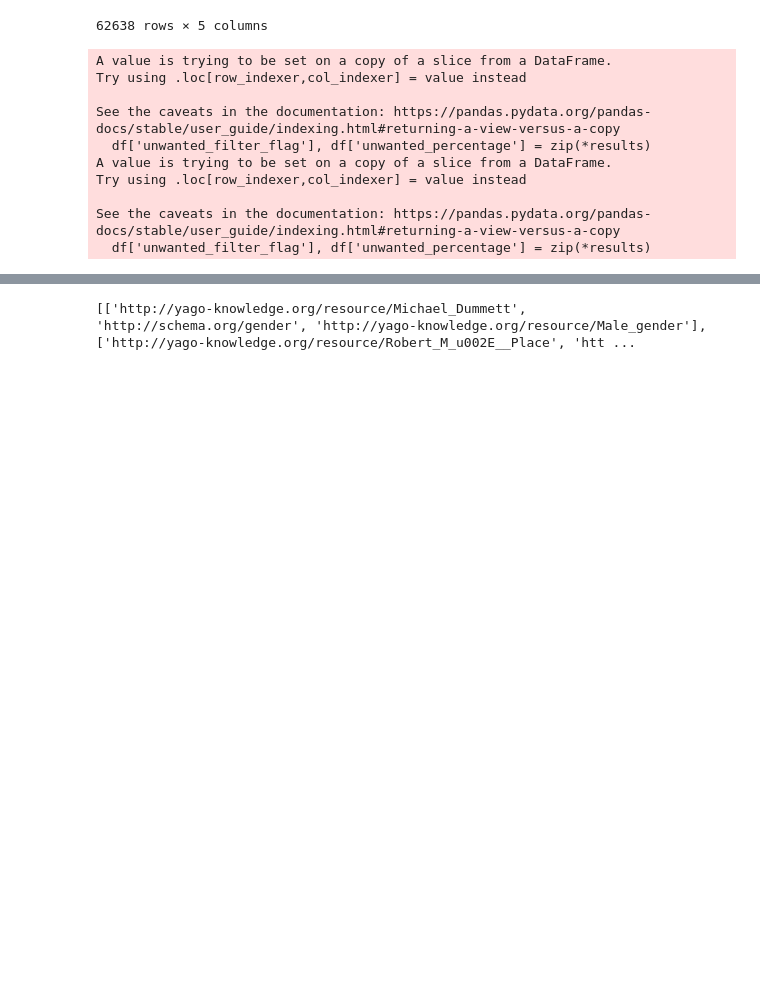
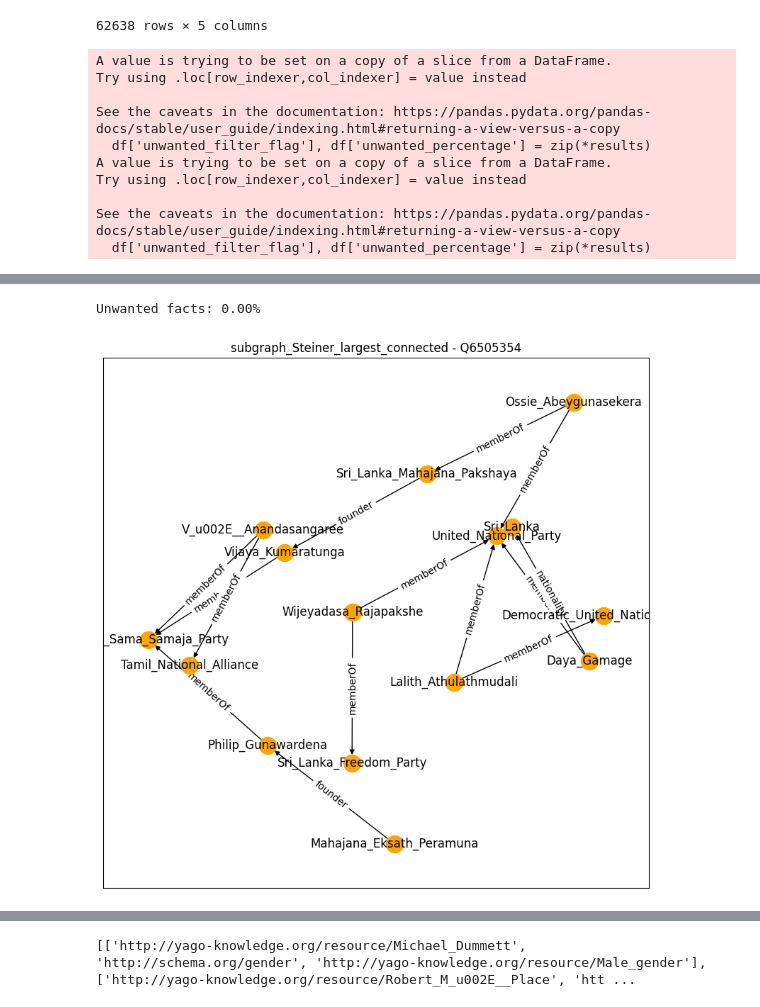
Before and after one commit to PreetamDammu/ClaimBenchKG, a Jupyter notebook: yago/adhoc_tasks.ipynb, the cells around one changed output, grey strips where cells are left out. Saved outputs shown, nothing was run; the diff lists cells and outputs as text; code cells hidden in the pictures; blank space fills up the shorter version.

```diff
--- a/yago/adhoc_tasks.ipynb
+++ b/yago/adhoc_tasks.ipynb
@@ -372,0 +414,2 @@ rdf = rdf_new[:50000]
+# %%
+nrdf = pd.read_json(f"{directory}/cleaned_subgraph_df_{split}.json", orient="records")
@@ -372,0 +432,11 @@ rdf = rdf_new[:50000]
+# %%
+idx = 97
+graph = create_graph_from_triples(nrdf.iloc[idx]['subgraph_Steiner_largest_connected'])
+
+unwanted_flag, unwanted_perc = check_unwanted_facts(nrdf.iloc[idx]['subgraph_Steiner_largest_connected'])
+print(f"Unwanted facts: {unwanted_perc:.2f}%")
+
+plot_graph_with_simplified_labels(graph, f'subgraph_Steiner_largest_connected - {keys[idx]}')
+# %% [output]
+Unwanted facts: 0.00%
+[figure, added]
```
Also changed, not shown: parts of 12 cells of this notebook, 6 other files.
